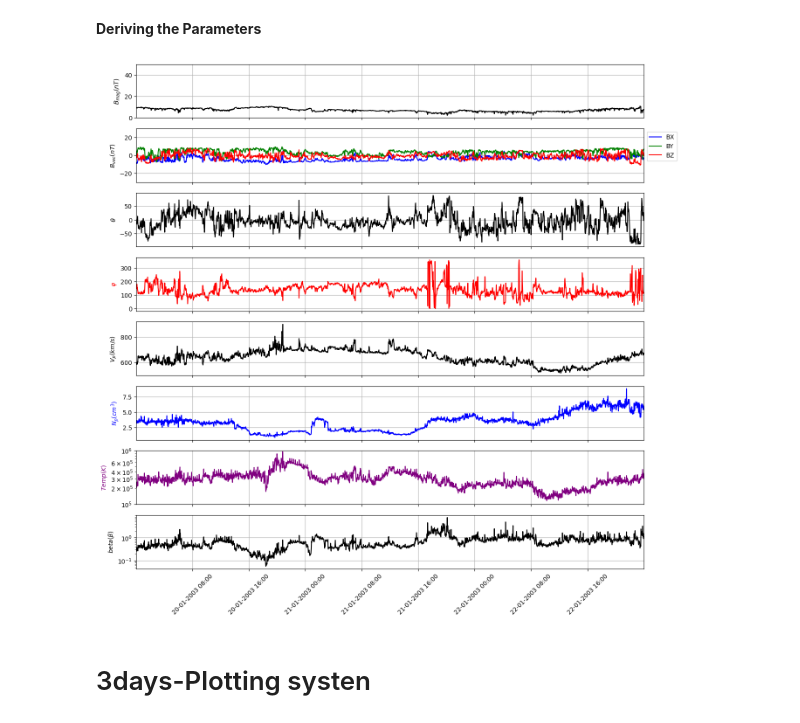
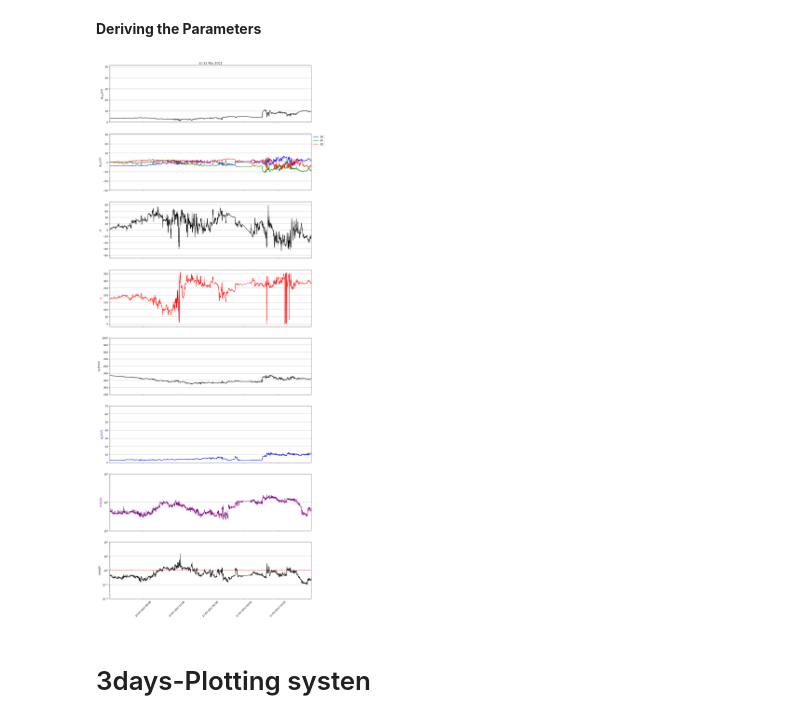
Before and after one commit to Tobaisfire/ICME-ML, a Jupyter notebook: Pyspedas.ipynb, the cells around one changed output. Cells and saved outputs as stored; diff of their text form; code cells hidden in the pictures.

```diff
--- a/Pyspedas.ipynb
+++ b/Pyspedas.ipynb
@@ -10,4 +12,5 @@ from modules.calparam import *
 **Using CDFLIB**
 # %%
 import cdflib
-cdf_file = cdflib.CDF(r'wind_h1s_swe_20030120000148_20030122235847.cdf')
+dt = "20-22 Nov 2003"
+cdf_file = cdflib.CDF(r'wind_h1s_swe_20100410000119_20100411235822.cdf')
@@ -43,11 +50,11 @@ tehta_angle,phi_angle = angels(BX,BY,BZ,b_mag)
 # %%
 from modules.plotter import Plotting
 
-plot  = Plotting()
+plot  = Plotting(dt)
 
 plot.ipplot(time_range,b_mag,BX,BY,BZ,tehta_angle,phi_angle,vp,p_density,temp,p_beta)
 # %% [output]
-[figure, old version]
+[figure, new version]
 # %% [markdown]
 # 3days-Plotting systen
 # %%
```
Also changed, not shown: parts of 3 cells of this notebook, 5 other files.
